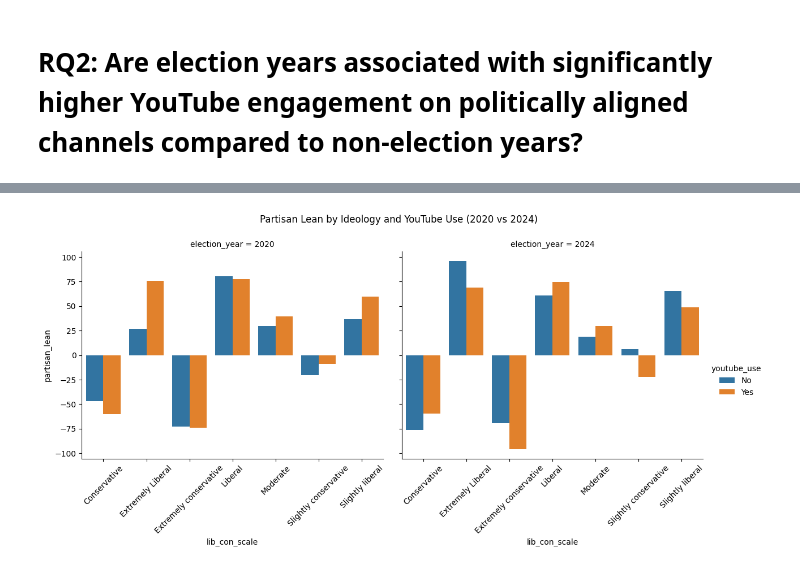
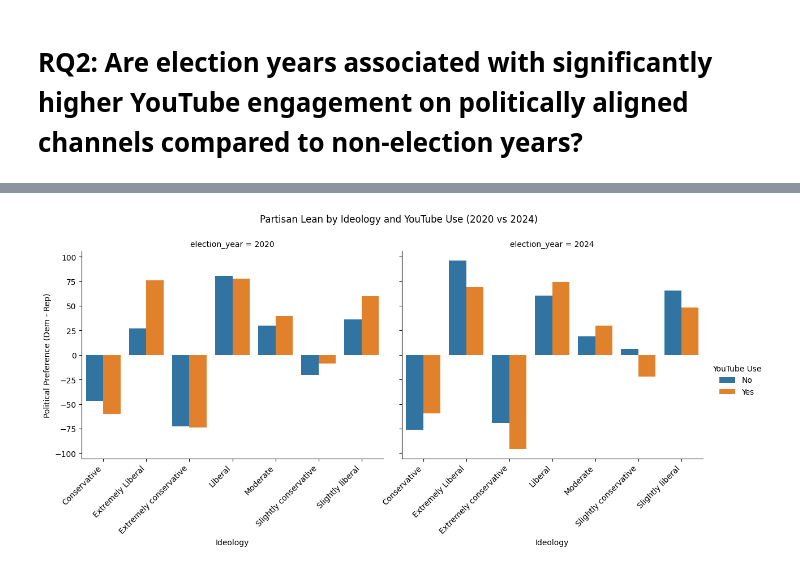
Before and after one commit to calvingdu/cpsc368, a Jupyter notebook: mongo/research_question_2.ipynb, the cells around one changed output, grey strips where cells are left out. Cells and saved outputs as stored; diff of their text form; code cells hidden in the pictures.

Commit message:
Add legends to visualization

```diff
--- a/mongo/research_question_2.ipynb
+++ b/mongo/research_question_2.ipynb
@@ -75,25 +75,33 @@ display(rq2_df.head())
 # %%
 import seaborn as sns
 import matplotlib.pyplot as plt
 
 g = sns.catplot(
     data=rq2_df,
     x="lib_con_scale",
     y="partisan_lean",
     hue="youtube_use",
     col="election_year",
     kind="bar",
     height=5,
     aspect=1.2
 )
+# Add legend
+g._legend.set_title("YouTube Use")
+for ax in g.axes.flat:
+    ax.set_xlabel("Ideology")
+    ax.set_ylabel("Political Preference (Dem - Rep)")
+    for label in ax.get_xticklabels():
+        label.set_rotation(45)
+        label.set_ha("right")
 
 for ax in g.axes.flat:
     for label in ax.get_xticklabels():
         label.set_rotation(45)
 
 plt.subplots_adjust(top=0.85)
 plt.suptitle("Partisan Lean by Ideology and YouTube Use (2020 vs 2024)")
 
 plt.show()
 # %% [output]
-[figure, old version]
+[figure, new version]
```
